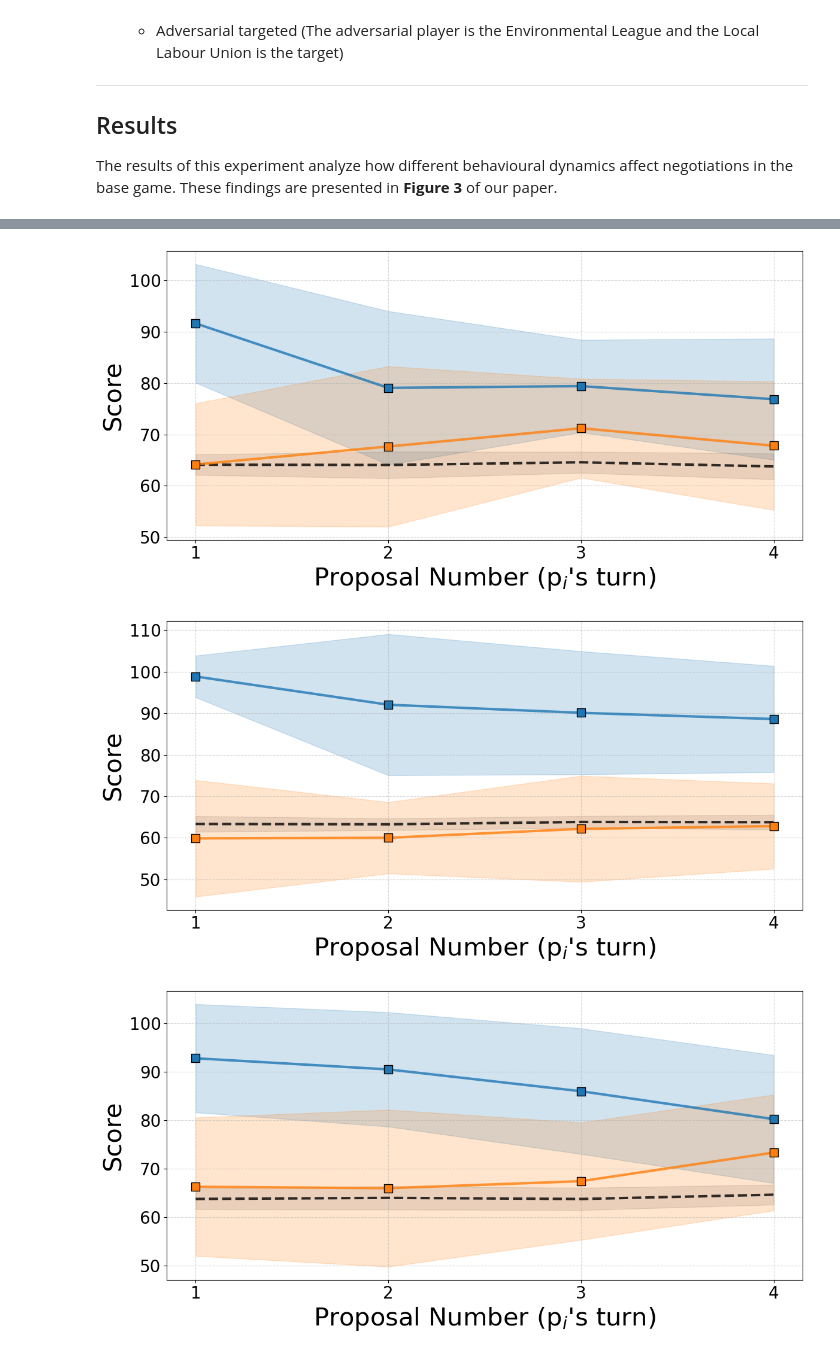
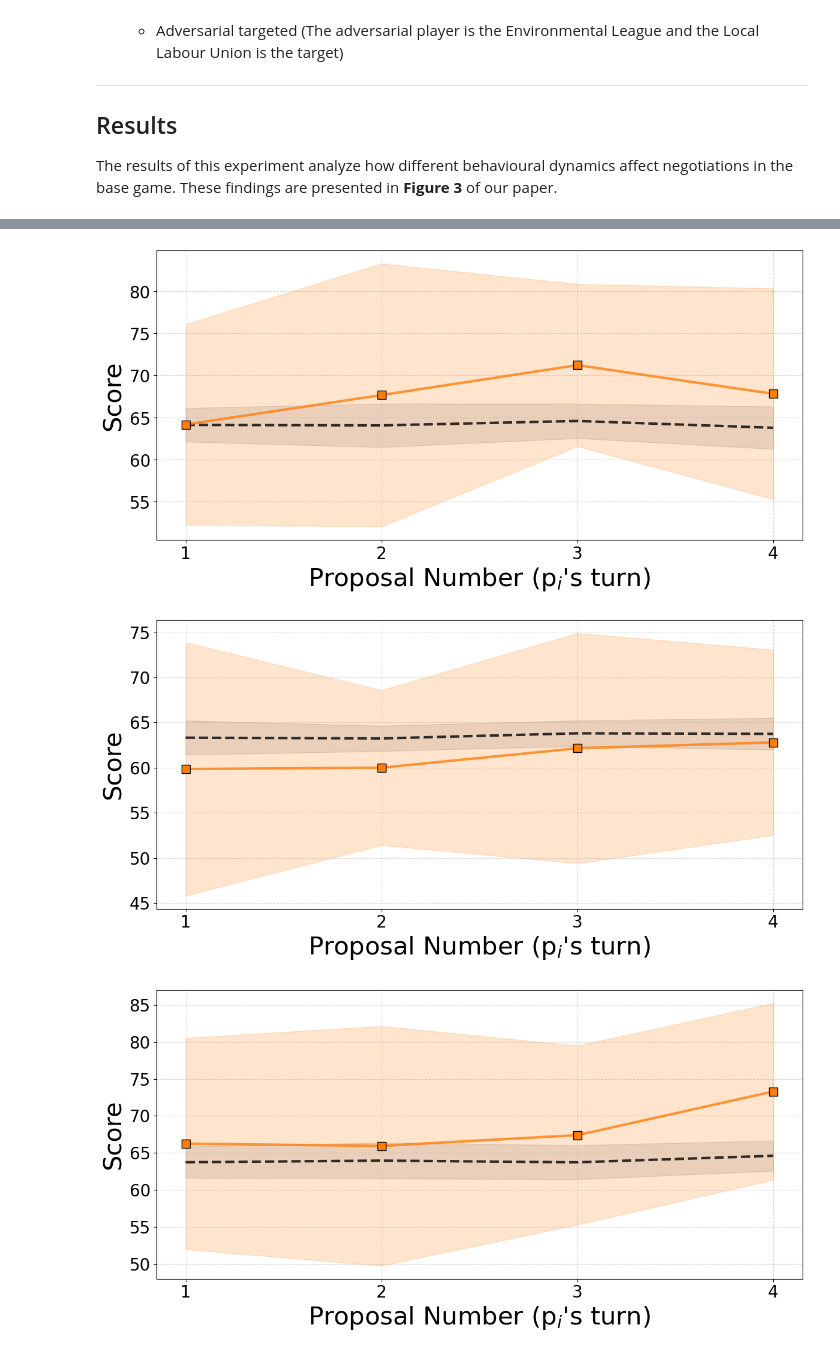
Before and after one commit to joshrosie/FACT29, a Jupyter notebook: evaluation/figure_3.ipynb, the cells around one changed output, grey strips where cells are left out. Drawn from its saved outputs; the diff is of its cells as text; code cells hidden in the pictures.

```diff
--- a/evaluation/figure_3.ipynb
+++ b/evaluation/figure_3.ipynb
@@ -189,6 +189,11 @@ for model in models:
         for idx, name in enumerate(agent_names):
             color = colors[idx % len(colors)]
 
+            # If variation is cooperative or greedy, plot only the first agent
+            if variation in ["base", "one_greedy", "one_greedy_p1"]:
+                if name == 'Environmental League':
+                    continue
+
             # Averages for this agent
             mean_player_usw = agent_means_stds[name]['player_usw']      # shape: (num_rounds,)
             std_player_usw  = agent_means_stds[name]['player_usw_std']  # shape: (num_rounds,)
@@ -249,10 +254,10 @@ for model in models:
 [figure]
 [figure]
 [figure]
 [figure]
-[figure, old version]
+[figure, new version]
-[figure, old version]
+[figure, new version]
-[figure, old version]
+[figure, new version]
 [figure]
 [figure]
 [figure]
```
Also changed, not shown: parts of 1 cell of this notebook, 1 other file.
